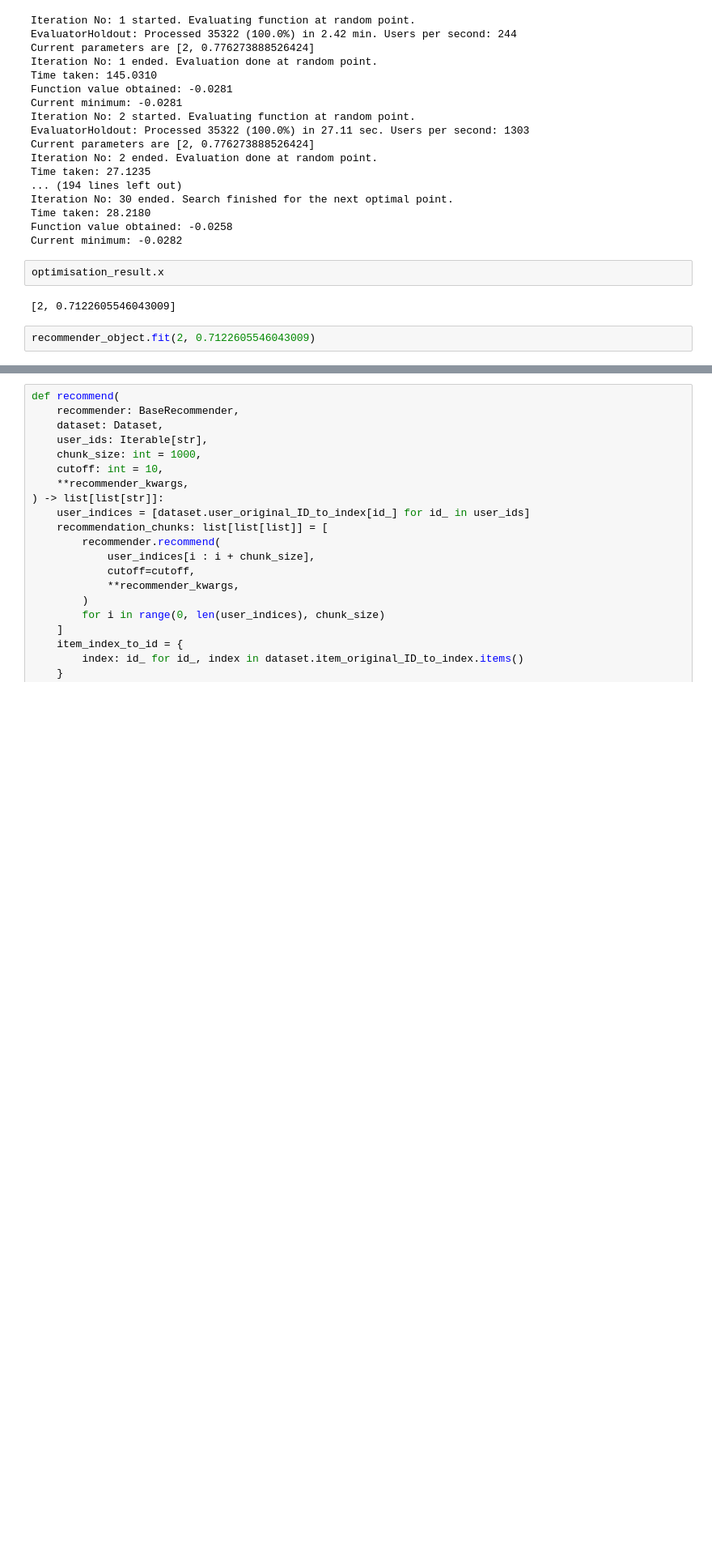
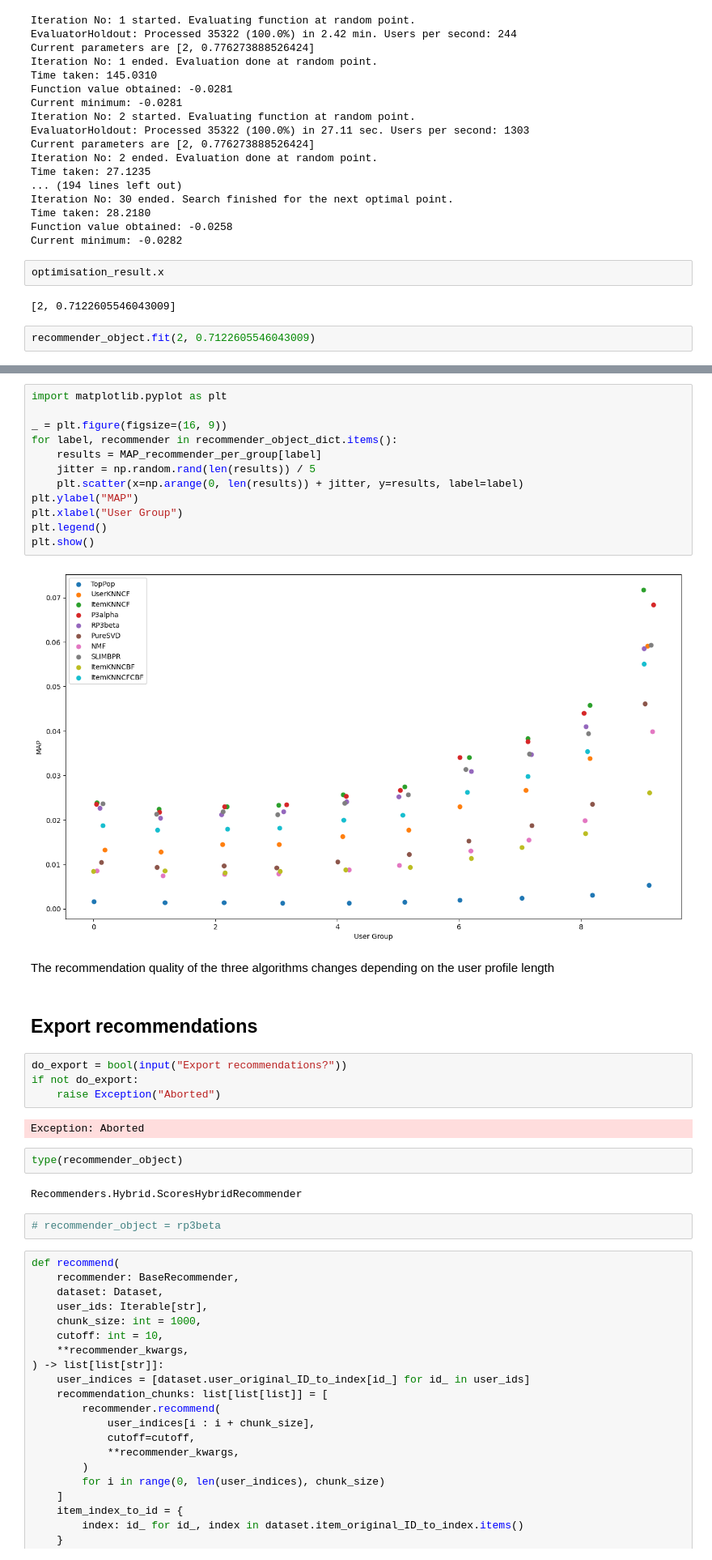
Before and after one commit to tomaz-suller/recsys, a Jupyter notebook: 9-tomaz-suller-submission.ipynb, the cells around one changed output, grey strips where cells are left out. Shown at 81% size. Drawn from its saved outputs; the diff is of its cells as text; blank space fills up the shorter version.

```diff
--- a/9-tomaz-suller-submission.ipynb
+++ b/9-tomaz-suller-submission.ipynb
@@ -412,3 +634,33 @@ recommender_object.fit(2, 0.7122605546043009)
+# %%
+import matplotlib.pyplot as plt
+
+_ = plt.figure(figsize=(16, 9))
+for label, recommender in recommender_object_dict.items():
+    results = MAP_recommender_per_group[label]
+    jitter = np.random.rand(len(results)) / 5
+    plt.scatter(x=np.arange(0, len(results)) + jitter, y=results, label=label)
+plt.ylabel("MAP")
+plt.xlabel("User Group")
+plt.legend()
+plt.show()
+# %% [output]
+[figure, added]
+# %% [markdown]
+The recommendation quality of the three algorithms changes depending on the user profile length
+# %% [markdown]
+## Export recommendations
+# %%
+do_export = bool(input("Export recommendations?"))
+if not do_export:
+    raise Exception("Aborted")
+# %% [output]
+Exception: Aborted
+# %%
+type(recommender_object)
+# %% [output]
+Recommenders.Hybrid.ScoresHybridRecommender
+# %%
+# recommender_object = rp3beta
 # %%
 def recommend(
     recommender: BaseRecommender,
```
Also changed, not shown: parts of 45 cells of this notebook, 5 other files.
